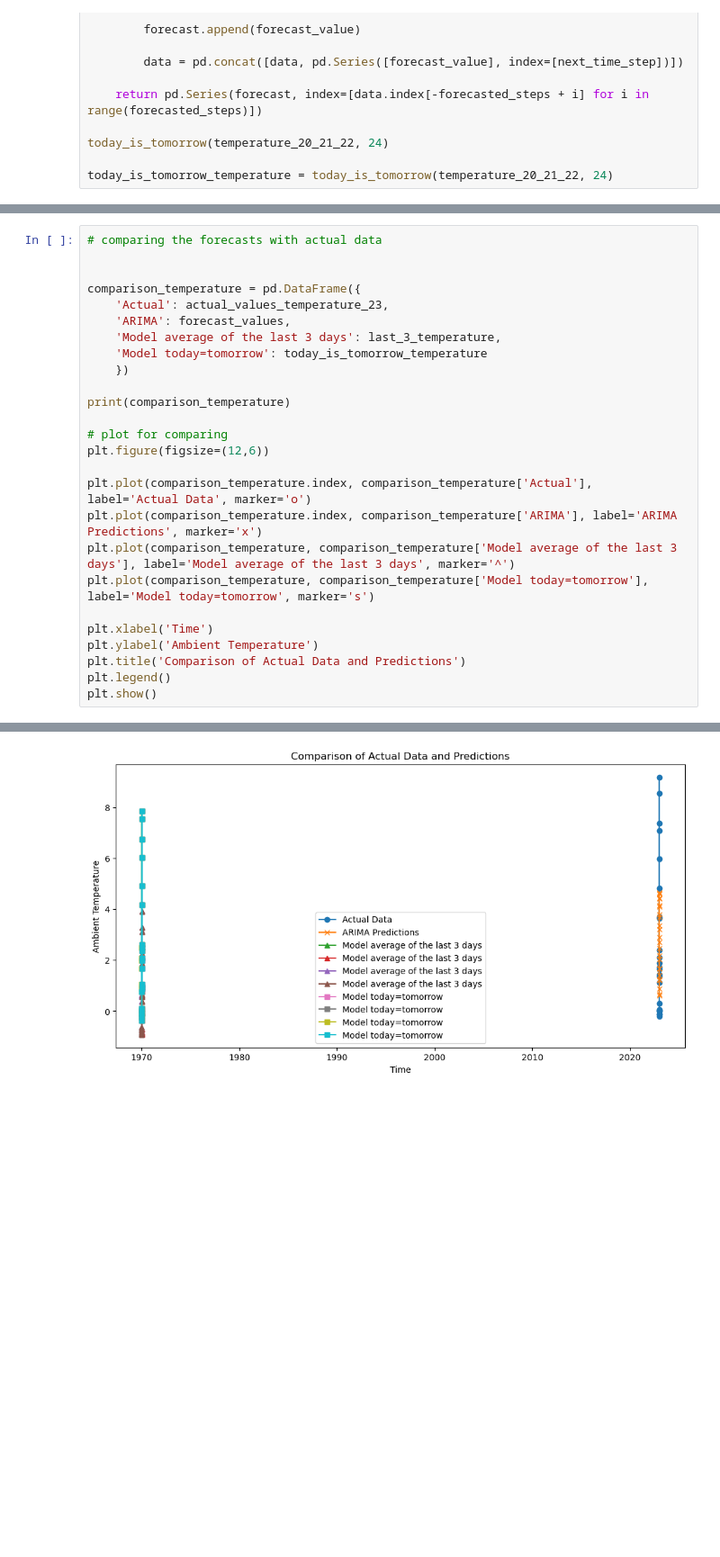
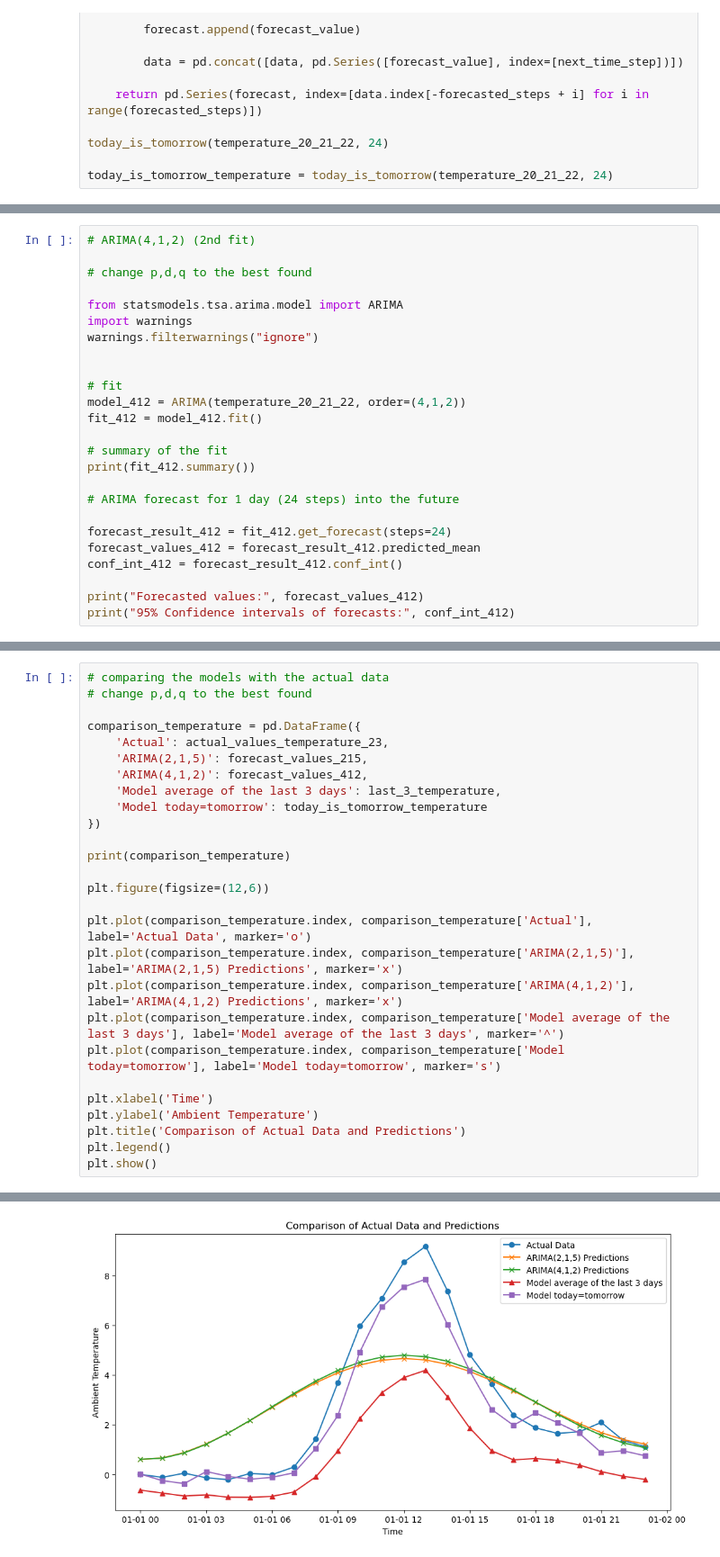
Before and after one commit to bregina98/Local-prediction-of-weather-parameters-based-on-historical-data, a Jupyter notebook: ambient_temperature.ipynb, the cells around one changed output, grey strips where cells are left out. Shown at 90% size. Saved outputs shown, nothing was run; the diff lists cells and outputs as text; blank space fills up the shorter version.

Commit message:
temperature models compares

```diff
--- a/ambient_temperature.ipynb
+++ b/ambient_temperature.ipynb
@@ -491,3 +493,28 @@ print(forecast_values)
 2023-01-01 22:00:00+00:00    1.400184
 2023-01-01 23:00:00+00:00    1.217048
 Freq: H, Name: predicted_mean, dtype: float64
+# %%
+# ARIMA(4,1,2) (2nd fit)
+
+# change p,d,q to the best found
+
+from statsmodels.tsa.arima.model import ARIMA
+import warnings
+warnings.filterwarnings("ignore")
+
+
+# fit
+model_412 = ARIMA(temperature_20_21_22, order=(4,1,2))
+fit_412 = model_412.fit()
+
+# summary of the fit
+print(fit_412.summary())
+
+# ARIMA forecast for 1 day (24 steps) into the future
+
+forecast_result_412 = fit_412.get_forecast(steps=24)
+forecast_values_412 = forecast_result_412.predicted_mean
+conf_int_412 = forecast_result_412.conf_int()
+
+print("Forecasted values:", forecast_values_412)
+print("95% Confidence intervals of forecasts:", conf_int_412)
@@ -533,25 +598,26 @@ print(actual_values_temperature_23)
 2023-01-01 23:00:00+00:00    1.116667
 Freq: H, Name: AMBIENT_TEMPERATURE, dtype: float64
 # %%
-# comparing the forecasts with actual data
-
+# comparing the models with the actual data
+# change p,d,q to the best found
 
 comparison_temperature = pd.DataFrame({
     'Actual': actual_values_temperature_23,
-    'ARIMA': forecast_values,
+    'ARIMA(2,1,5)': forecast_values_215,
+    'ARIMA(4,1,2)': forecast_values_412,
     'Model average of the last 3 days': last_3_temperature,
     'Model today=tomorrow': today_is_tomorrow_temperature
-    })
+})
 
 print(comparison_temperature)
 
-# plot for comparing
 plt.figure(figsize=(12,6))
 
 plt.plot(comparison_temperature.index, comparison_temperature['Actual'], label='Actual Data', marker='o')
-plt.plot(comparison_temperature.index, comparison_temperature['ARIMA'], label='ARIMA Predictions', marker='x')
-plt.plot(comparison_temperature, comparison_temperature['Model average of the last 3 days'], label='Model average of the last 3 days', marker='^')
-plt.plot(comparison_temperature, comparison_temperature['Model today=tomorrow'], label='Model today=tomorrow', marker='s')
+plt.plot(comparison_temperature.index, comparison_temperature['ARIMA(2,1,5)'], label='ARIMA(2,1,5) Predictions', marker='x')
+plt.plot(comparison_temperature.index, comparison_temperature['ARIMA(4,1,2)'], label='ARIMA(4,1,2) Predictions', marker='x')
+plt.plot(comparison_temperature.index, comparison_temperature['Model average of the last 3 days'], label='Model average of the last 3 days', marker='^')
+plt.plot(comparison_temperature.index, comparison_temperature['Model today=tomorrow'], label='Model today=tomorrow', marker='s')
 
 plt.xlabel('Time')
 plt.ylabel('Ambient Temperature')
@@ -574,6 +640,6 @@ plt.show()
 ... (61 lines left out)
 2023-01-01 20:00:00+00:00              1.658333
 2023-01-01 21:00:00+00:00              0.875000
 2023-01-01 22:00:00+00:00              0.950000
 2023-01-01 23:00:00+00:00              0.750000
-[figure, old version]
+[figure, new version]
```
Also changed, not shown: parts of 8 cells of this notebook.
